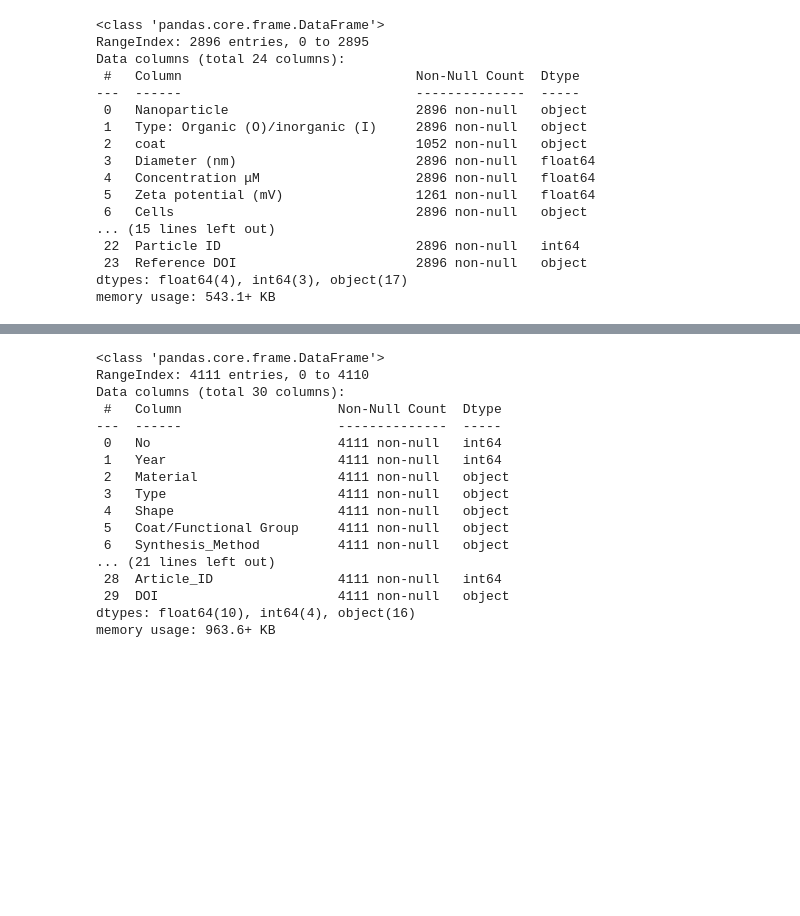
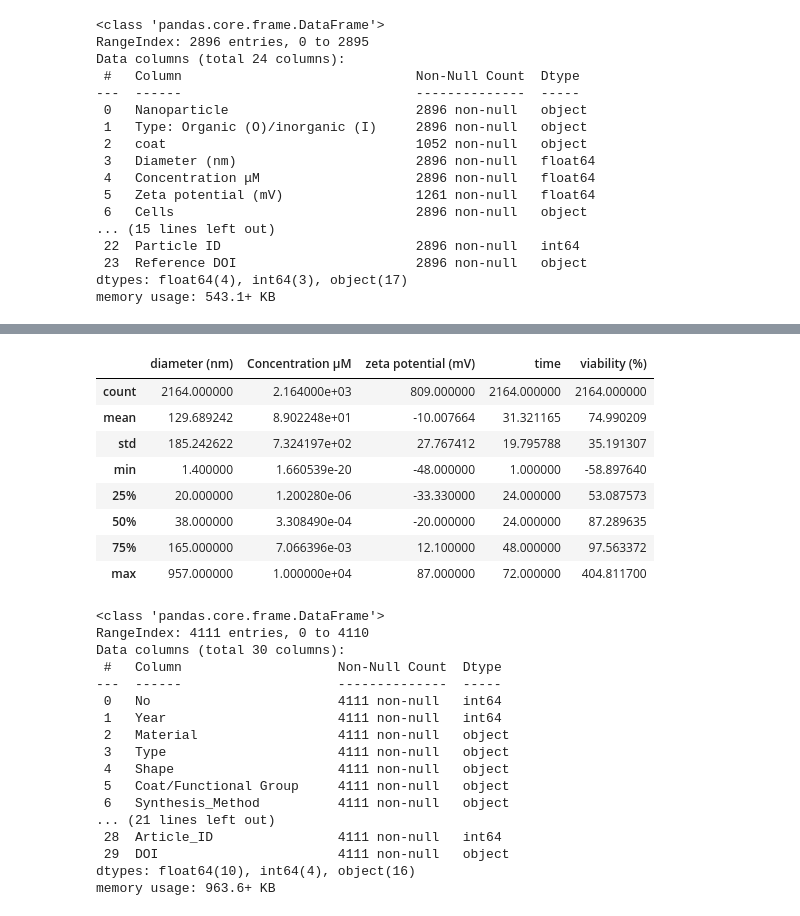
Before and after one commit to V-Gottlieb/Nanoparticle_cytotoxicity, a Jupyter notebook: databases/Merging tables.ipynb, the cells around one changed output, grey strips where cells are left out. Drawn from its saved outputs; the diff is of its cells as text; code cells hidden in the pictures; blank space fills up the shorter version.

```diff
--- a/databases/Merging tables.ipynb
+++ b/databases/Merging tables.ipynb
@@ -96,0 +146,16 @@ Cтранности в db1 (решить):
+# %%
+db1 = db1.drop(db1[db1.time > 72].index)
+db1 = db1.drop(db1[db1.type == 'O'].index)
+db1 = db1.drop(columns=['Particle ID', 'Publication year'])
+# %%
+db1.describe()
+# %% [output]
+|  | diameter (nm) | Concentration μM | zeta potential (mV) | time | viability (%) |
+| count | 2164.000000 | 2.164000e+03 | 809.000000 | 2164.000000 | 2164.000000 |
+| mean | 129.689242 | 8.902248e+01 | -10.007664 | 31.321165 | 74.990209 |
+| std | 185.242622 | 7.324197e+02 | 27.767412 | 19.795788 | 35.191307 |
+| min | 1.400000 | 1.660539e-20 | -48.000000 | 1.000000 | -58.897640 |
+| 25% | 20.000000 | 1.200280e-06 | -33.330000 | 24.000000 | 53.087573 |
+| 50% | 38.000000 | 3.308490e-04 | -20.000000 | 24.000000 | 87.289635 |
+| 75% | 165.000000 | 7.066396e-03 | 12.100000 | 48.000000 | 97.563372 |
+| max | 957.000000 | 1.000000e+04 | 87.000000 | 72.000000 | 404.811700 |
```
Also changed, not shown: parts of 19 cells of this notebook.
